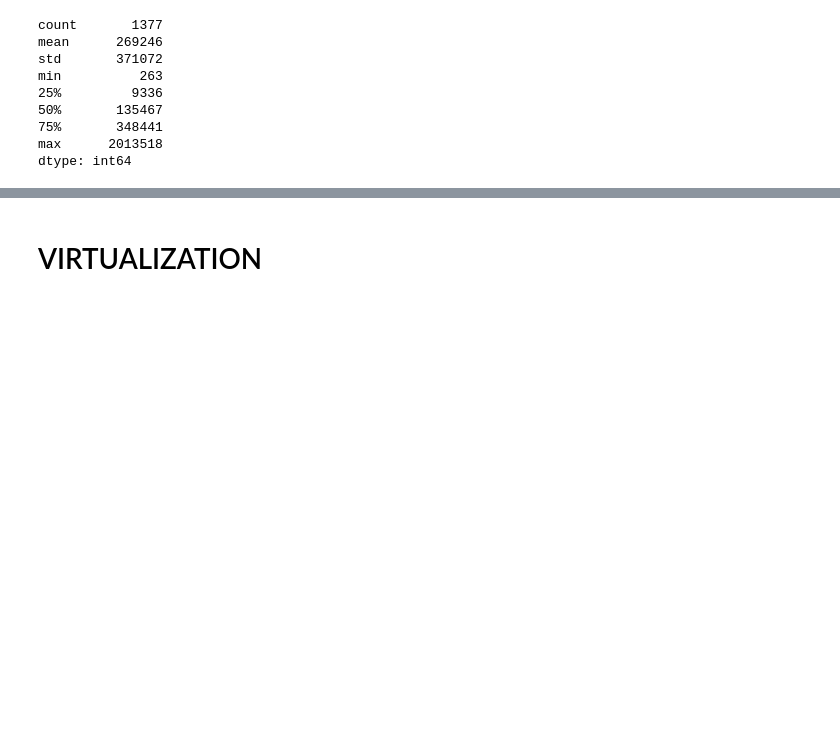
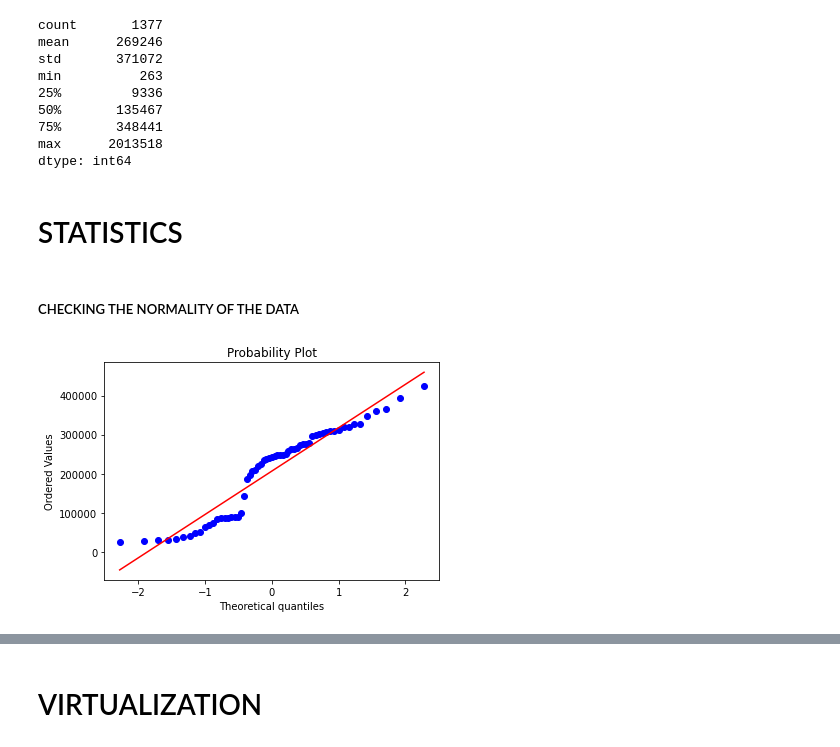
Before and after one commit to obinna345/CA2, a Jupyter notebook: CA__2.ipynb, the cells around one changed output, grey strips where cells are left out. Drawn from its saved outputs; the diff is of its cells as text; code cells hidden in the pictures; blank space fills up the shorter version.

```diff
--- a/CA__2.ipynb
+++ b/CA__2.ipynb
@@ -91,3 +91,21 @@ min          263
 75%       348441
 max      2013518
 dtype: int64
+# %% [markdown]
+# STATISTICS
+# %% [markdown]
+##### CHECKING THE NORMALITY OF THE DATA
+# %%
+import scipy.stats as stats
+import matplotlib.pyplot as plt
+
+# Select the column of interest from the dataframe
+data = df_eu[df_eu['Country Name'] == 'Ireland']['captured fishes (metric tons)']
+
+# Create the Q-Q plot
+stats.probplot(data, plot=plt)
+
+# Show the plot
+plt.show()
+# %% [output]
+[figure, added]
```
Also changed, not shown: parts of 16 cells of this notebook.
